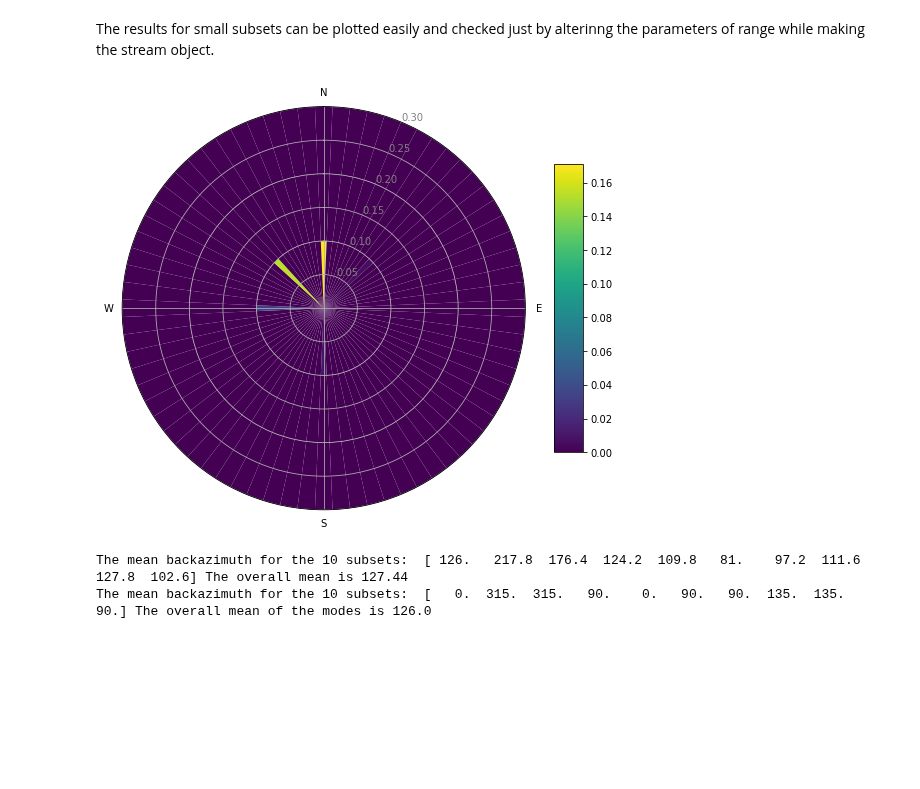
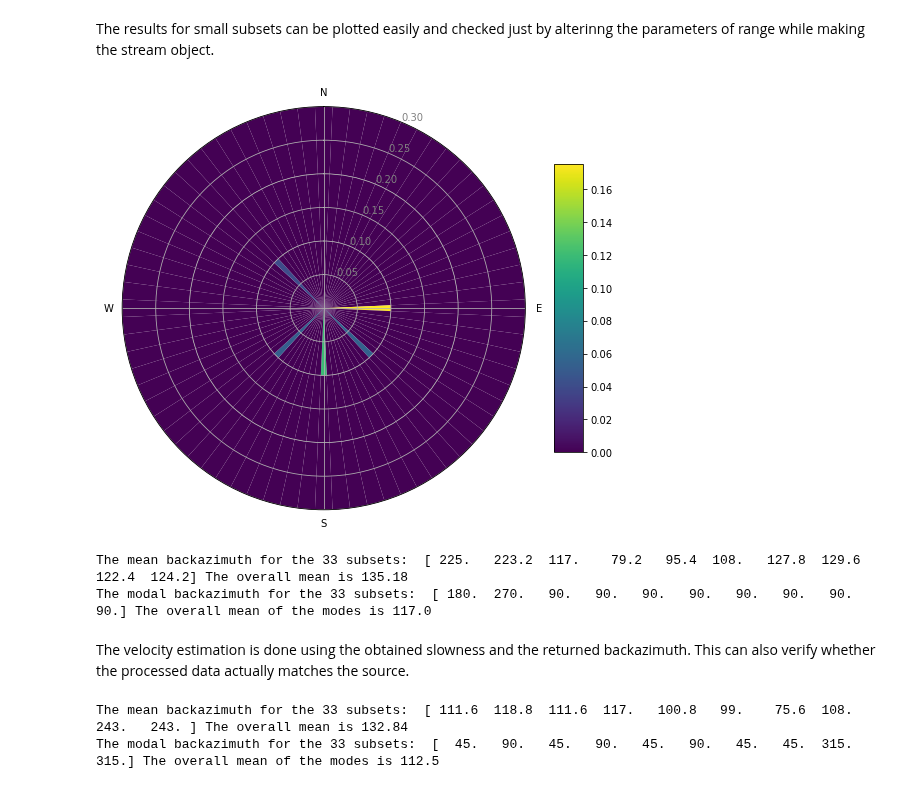
Before and after one commit to Student-Satellite-IITB/GLEE, a Jupyter notebook: Beamforming/Beamforming_FK_analysis_subset_implementation.ipynb, the cells around one changed output. Drawn from its saved outputs; the diff is of its cells as text; code cells hidden in the pictures; blank space fills up the shorter version.

Commit message:
FK analysis subset implementation updated
Properly created random and sequenced subsets and compared their mean and modal values.

```diff
--- a/Beamforming/Beamforming_FK_analysis_subset_implementation.ipynb
+++ b/Beamforming/Beamforming_FK_analysis_subset_implementation.ipynb
@@ -205,31 +207,31 @@ def polar_plot_FK_analysis(baz,slow,n_baz,n_slow):
 # %%
 # creating new stream objects
 for i in range(10,20):  # change the entries for a new subset
     r_index = rec_index[i]
     stats = {'network': 'SATLAB', 'station': 'GLEE', 'location':str(rec_x_pos[r_index])+','+str(rec_y_pos[r_index]) ,
              'coordsys': 'xy','coordinates':AttribDict({'x': rec_x_pos[r_index],'y': rec_y_pos[r_index],'elevation': 0}),
          'channel': 'WLZ', 'npts': len(z_data[0]), 'sampling_rate': 17,
          'mseed': {'dataquality': 'D'}} # stats for receivers
     tr =Trace(data=z_data[r_index,:]*(-1)**np.random.randint(low=0,high=2), header=stats)   # creating a trace for 1 receiver
     st.append(tr)
 kwargs = dict(
     # slowness grid: X min, X max, Y min, Y max, Slow Step
-    sll_x=-0.0005, slm_x=0.0005, sll_y=-0.0005, slm_y=0.0005, sl_s=0.0005,coordsys='xy',
+    sll_x=-0.005, slm_x=0.005, sll_y=-0.005, slm_y=0.005, sl_s=0.005,coordsys='xy',
     # sliding window properties
     win_len=1.0, win_frac=0.5,
     # frequency properties
     frqlow=1.0, frqhigh=20.0, prewhiten=0,
     # restrict output
     semb_thres=-1e9, vel_thres=-1e9,
     stime=obspy.UTCDateTime("19700101000000"),
     etime=obspy.UTCDateTime("19700101000019.95720")
 )   # arguments for array processing
 out = array_processing(st, **kwargs)
 t, rel_power, abs_power, baz, slow = out.T
 baz[baz < 0.0] += 360
 polar_plot_FK_analysis(baz,slow,n_baz=72,n_slow=30)
 # %% [output]
-[figure, old version]
+[figure, new version]
 # %%
 baz_mean = np.zeros(10) # to store the mean back azimuth for each subset
 baz_mode = np.zeros(10) # to store the most frequent back azimuth for each subset
@@ -261,8 +263,10 @@ for i in range(10):
     baz_mean[i] = np.mean(baz)
     baz_mode[i] =mode(baz)[0] # only returning the mode
 # %%
-print('The mean backazimuth for the 10 subsets: ',baz_mean,'The overall mean is',np.mean(baz_mean))
-print('The mean backazimuth for the 10 subsets: ',baz_mode,'The overall mean of the modes is',np.mean(baz_mode))
+print('The mean backazimuth for the 33 subsets: ',baz_mean,'The overall mean is',np.mean(baz_mean))
+print('The modal backazimuth for the 33 subsets: ',baz_mode,'The overall mean of the modes is',np.mean(baz_mode))
 # %% [output]
-The mean backazimuth for the 10 subsets:  [ 126.   217.8  176.4  124.2  109.8   81.    97.2  111.6  127.8  102.6] The overall mean is 127.44
-The mean backazimuth for the 10 subsets:  [   0.  315.  315.   90.    0.   90.   90.  135.  135.   90.] The overall mean of the modes is 126.0
+The mean backazimuth for the 33 subsets:  [ 225.   223.2  117.    79.2   95.4  108.   127.8  129.6  122.4  124.2] The overall mean is 135.18
+The modal backazimuth for the 33 subsets:  [ 180.  270.   90.   90.   90.   90.   90.   90.   90.   90.] The overall mean of the modes is 117.0
+# %% [markdown]
+The velocity estimation is done using the obtained slowness and the returned backazimuth. This can also verify whether the processed data actually matches the source.
@@ -268,0 +306,6 @@ The mean backazimuth for the 10 subsets:  [   0.  315.  315.   90.    0.   90.
+# %%
+print('The mean backazimuth for the 33 subsets: ',baz_mean,'The overall mean is',np.mean(baz_mean))
+print('The modal backazimuth for the 33 subsets: ',baz_mode,'The overall mean of the modes is',np.mean(baz_mode))
+# %% [output]
+The mean backazimuth for the 33 subsets:  [ 111.6  118.8  111.6  117.   100.8   99.    75.6  108.   243.   243. ] The overall mean is 132.84
+The modal backazimuth for the 33 subsets:  [  45.   90.   45.   90.   45.   90.   45.   45.  315.  315.] The overall mean of the modes is 112.5
```
Also changed, not shown: parts of 6 cells of this notebook.
